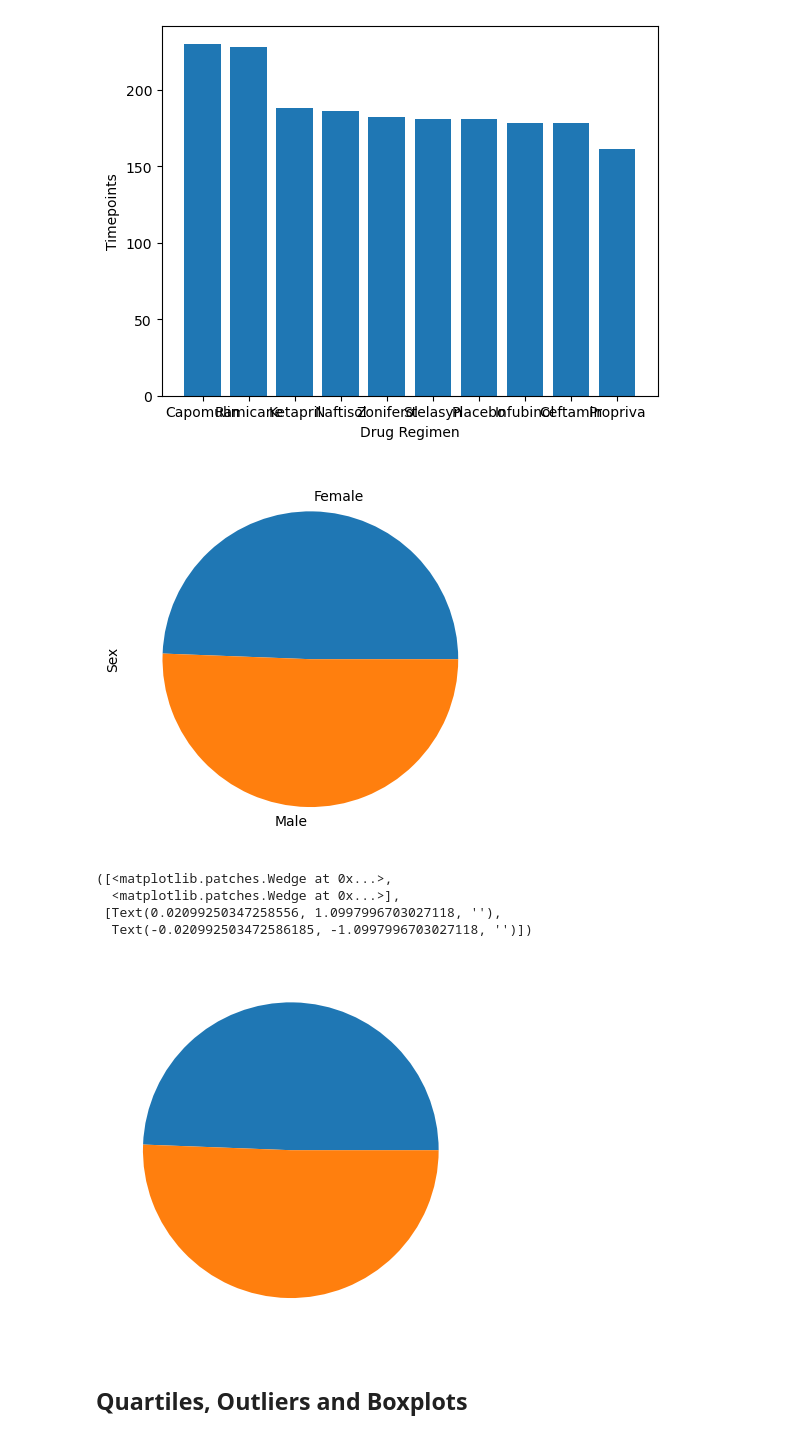
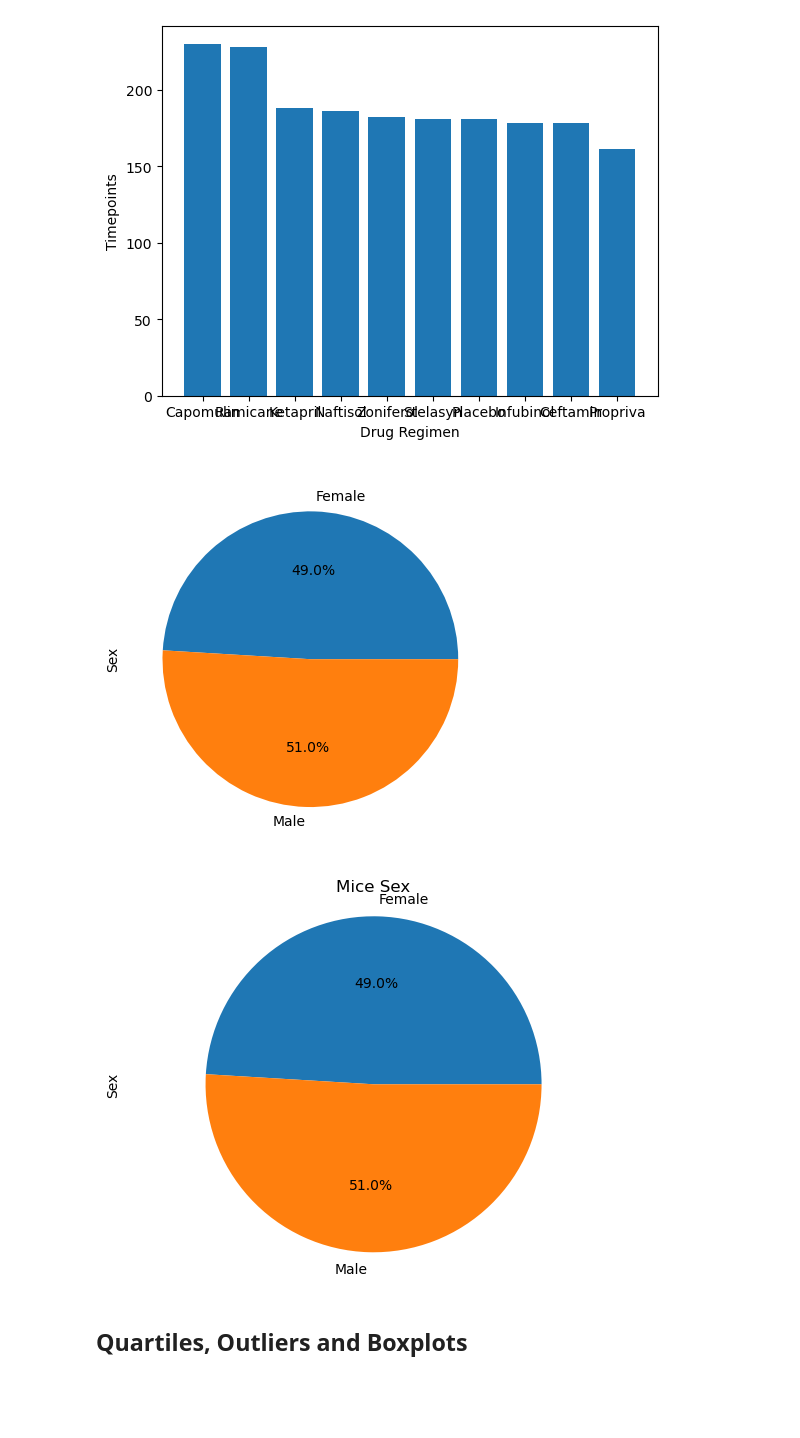
Before and after one commit to Njohanson5/Module-5, a Jupyter notebook: Module 5 HW pymaceuticals .ipynb, the cells around one changed output. Drawn from its saved outputs; the diff is of its cells as text; code cells hidden in the pictures; blank space fills up the shorter version.

```diff
--- a/Module 5 HW pymaceuticals .ipynb
+++ b/Module 5 HW pymaceuticals .ipynb
@@ -49,11 +40,7 @@ mice_count
 249
 # %%
 # Our data should be uniquely identified by Mouse ID and Timepoint
-
-duplicate_mice = single_data.duplicated(subset = ["Mouse ID","Timepoint"], keep = False)
+mice = single_data.duplicated(subset=['Mouse ID', 'Timepoint'], keep=False)
 
 # Get the duplicate mice by ID number that shows up for Mouse ID and Timepoint.
-mice_id = duplicate_mice["Mouse ID"].unique()
-
-Print(mice_id)
-print(duplicate_mice["Mouse ID"].dtype)
+D_mice_ID = single_data.loc[mice, 'Mouse ID'].unique()
@@ -61,0 +47,5 @@ KeyError: 'Mouse ID'
+# %%
+# Optional: Get all the data for the duplicate mouse ID.
+# Create a clean DataFrame by dropping the duplicate mouse by its ID.
+D_mice_ID_df = single_data.loc[single_data['Mouse ID'] == D_mice_ID[0]]
+D_mice_ID_df
@@ -62,3 +67,3 @@ KeyError: 'Mouse ID'
 # %%
 # Create a clean DataFrame by dropping the duplicate mouse by its ID.
-single_data.head(15)
+Clean_data_df = single_data.drop(D_mice_ID_df.index)
@@ -163,22 +133,29 @@ Text(0, 0.5, 'Timepoints')
 [figure]
 # %%
 # Generate a pie plot showing the distribution of female versus male mice using Pandas
-gender_count = single_data.groupby('Sex')
 
-graph_count = gender_count['Sex'].count()
+mice_sex = Clean_data_df.groupby('Sex')['Sex'].count()
+mice_sex
 
-chart_pie= graph_count.plot(kind='pie', y='Sex')
+mice_sex_chart = mice_sex.plot(kind='pie', autopct='%1.1f%%')
 # %% [output]
-[figure, old version]
+[figure, new version]
 # %%
 # Generate a pie plot showing the distribution of female versus male mice using pyplot
-plt.pie(graph_count)
+Bar_Mice = plt.pie (mice_sex, labels=mice_sex.index, autopct="%1.1f%%")
+
+# Create axes which are equal so we have a perfect circle
+plt.axis("equal")
+
+# Set x/y label, title
+plt.title('Mice Sex')
+plt.ylabel('Sex')
+
+plt.show()
+
+plt.close()
 # %% [output]
-([<matplotlib.patches.Wedge at 0x...>,
-  <matplotlib.patches.Wedge at 0x...>],
- [Text(0.02099250347258556, 1.0997996703027118, ''),
-  Text(-0.020992503472586185, -1.0997996703027118, '')])
-[figure, old version]
+[figure, new version]
 # %% [markdown]
 ## Quartiles, Outliers and Boxplots
 # %%
```
Also changed, not shown: parts of 17 cells of this notebook.
